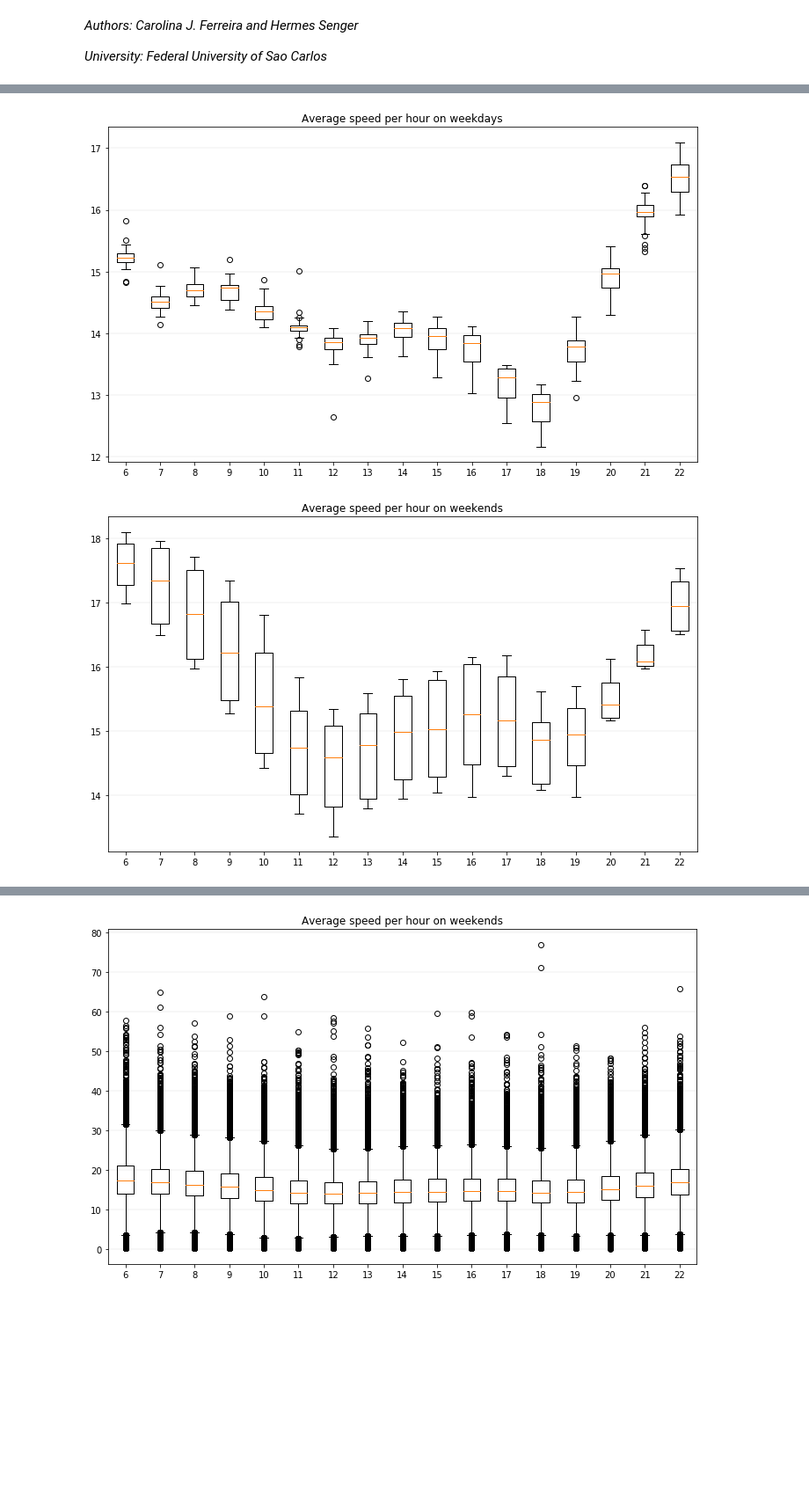
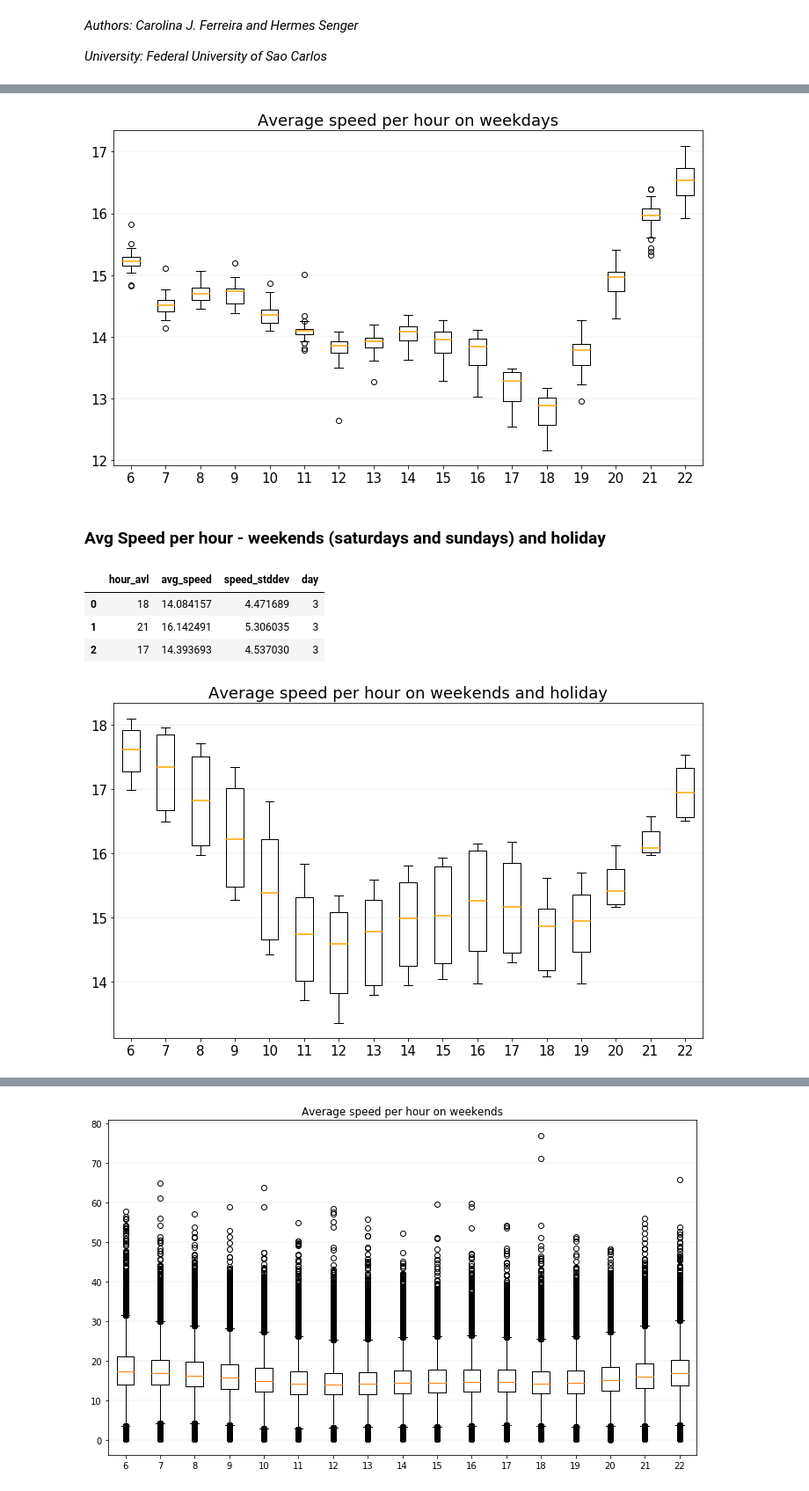
Before and after one commit to caroljunq/sptrans-data-analysis, a Jupyter notebook: article-journal/3-metrics-charts.ipynb, the cells around one changed output, grey strips where cells are left out. Shown at 88% size. Drawn from its saved outputs; the diff is of its cells as text; code cells hidden in the pictures; blank space fills up the shorter version.

```diff
--- a/article-journal/3-metrics-charts.ipynb
+++ b/article-journal/3-metrics-charts.ipynb
@@ -29,62 +44,74 @@ This metrics represents the average speed of the buses per hour.
 # %%
-# Avg Speed per hour - weekdays
+# Avg Speed per hour - weekdays (all the 21 weekdays)
 
 import numpy as np
 import pandas as pd
-from sklearn import datasets
 import matplotlib.pyplot as plt
-,
-# Visualize petal length distribution for all species
+
+plt.rcParams.update({'font.size': 15})
+
 fig, ax = plt.subplots(figsize=(12, 7))
 
-# Remove top and right border
-# ax.spines['top'].set_visible(False)
-# ax.spines['right'].set_visible(False)
-# ax.spines['left'].set_visible(False)# Remove y-axis tick marks
-# ax.yaxis.set_ticks_position('none')# Add major gridlines in the y-axis
-ax.grid(color='grey', axis='y', linestyle='-', linewidth=0.25, alpha=0.5)# Set plot title
+ax.grid(color='grey', axis='y', linestyle='-', linewidth=0.25, alpha=0.5)
 
 
 dataset = []
+# loading file
 df = pd.read_parquet("./metrics-calculation-data/speed-calculation/speed-per-hour-all-weekdays/")
-plt.title("Average speed per hour on weekdays")
+
 for hour in range(6,23):
     dataset.append(df.loc[df["hour_avl"] == hour]["avg_speed"])
 
 
-ax.boxplot(dataset,labels=[hour for hour in range(6,23)])
+ax.boxplot(dataset,labels=[hour for hour in range(6,23)],medianprops=dict(color='orange',linewidth=1.5))
 
-plt.savefig(f'./charts-results/avg-speed-weekdays.png',bbox_inches='tight')
+plt.savefig(f'./charts-results/average-speed-per-hour-on-weekdays-with-aggregation.png',bbox_inches='tight',dpi=500)
+
+plt.title("Average speed per hour on weekdays")
+
+plt.show()
 # %% [output]
-[figure, old version]
+[figure, new version]
+# %% [markdown]
+### Avg Speed per hour - weekends (saturdays and sundays) and holiday
+# %%
+# Data Sample
+import pandas as pd
+
+df = pd.read_parquet("./metrics-calculation-data/speed-calculation/speed-per-hour-all-weekends/")
+df.head(3)
+# %% [output]
+|  | hour_avl | avg_speed | speed_stddev | day |
+| 0 | 18 | 14.084157 | 4.471689 | 3 |
+| 1 | 21 | 16.142491 | 5.306035 | 3 |
+| 2 | 17 | 14.393693 | 4.537030 | 3 |
 # %%
-# Avg Speed per hour - weekends
+# Avg Speed per hour - weekends and  holiday
 
 import numpy as np
 import pandas as pd
-from sklearn import datasets
 import matplotlib.pyplot as plt
 
-# Visualize petal length distribution for all species
+plt.rcParams.update({'font.size': 15})
+
 fig, ax = plt.subplots(figsize=(12, 7))
 
-# Remove top and right border
-# ax.spines['top'].set_visible(False)
-# ax.spines['right'].set_visible(False)
-# ax.spines['left'].set_visible(False)# Remove y-axis tick marks
-# ax.yaxis.set_ticks_position('none')# Add major gridlines in the y-axis
-ax.grid(color='grey', axis='y', linestyle='-', linewidth=0.25, alpha=0.5)# Set plot title
-
+ax.grid(color='grey', axis='y', linestyle='-', linewidth=0.25, alpha=0.5)
 
 dataset = []
-df = pd.read_parquet("./metrics-calculation-data/speed-calculation/spped-per-hour-all-weekends/")
-plt.title("Average speed per hour on weekends")
+# loading file
+df = pd.read_parquet("./metrics-calculation-data/speed-calculation/speed-per-hour-all-weekends/")
+
 for hour in range(6,23):
     dataset.append(df.loc[df["hour_avl"] == hour]["avg_speed"])
 
 
-ax.boxplot(dataset,labels=[hour for hour in range(6,23)])
+ax.boxplot(dataset,labels=[hour for hour in range(6,23)],medianprops=dict(color='orange',linewidth=1.5))
 
-plt.savefig(f'./charts-results/avg-speed-weekends.png',bbox_inches='tight')
+plt.savefig(f'./charts-results/average-speed-per-hour-on-weekends-and-holiday-with-aggregation.png',bbox_inches='tight',dpi=500)
+
+plt.title("Average speed per hour on weekends and holiday")
+
+plt.show()
 # %% [output]
-[figure, old version]
+[figure, new version]
```
Also changed, not shown: parts of 16 cells of this notebook, 6 other files.
